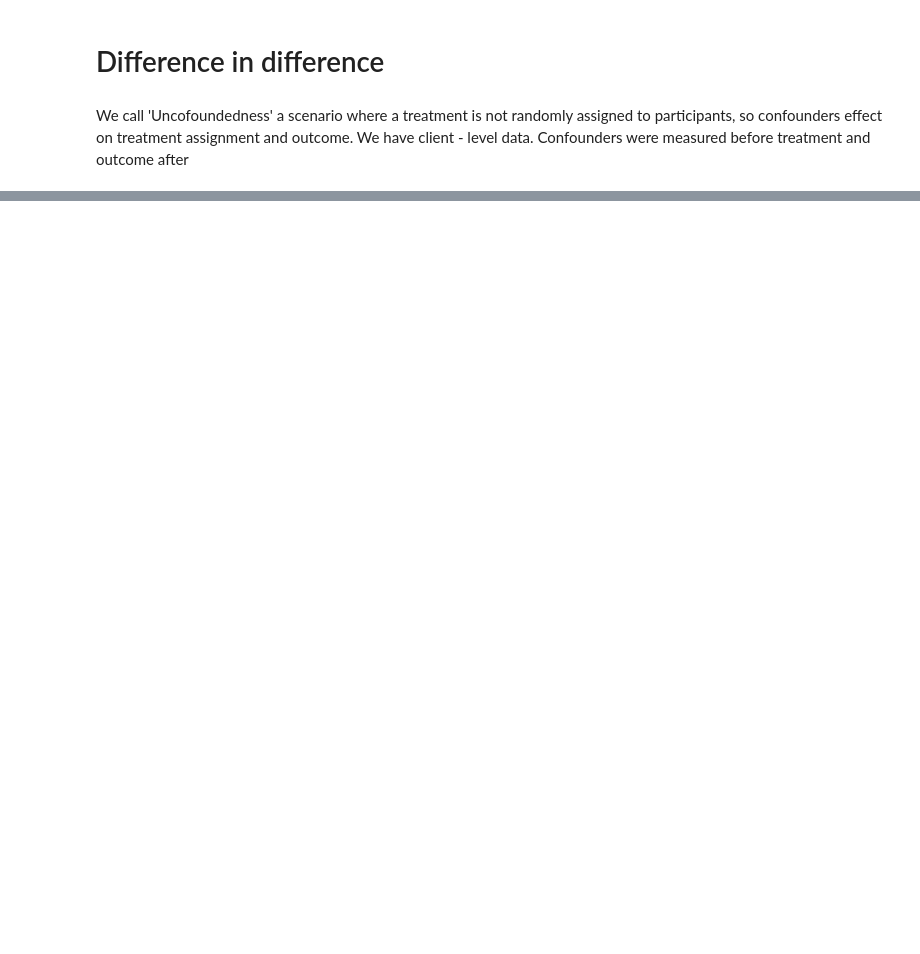
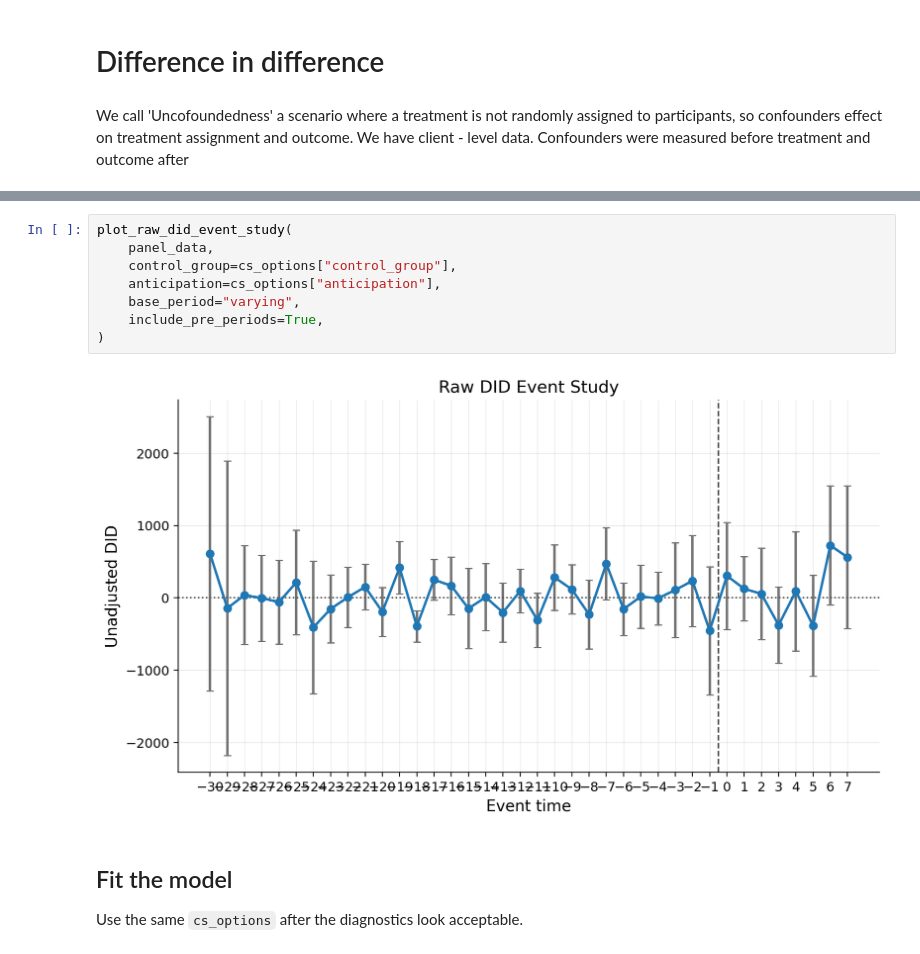
Before and after one commit to IoannMartynov/Causalis, a Jupyter notebook: notebooks/scenarios/did.ipynb, the cells around one changed output, grey strips where cells are left out. Saved outputs shown, nothing was run; the diff lists cells and outputs as text; blank space fills up the shorter version.

```diff
--- a/notebooks/scenarios/did.ipynb
+++ b/notebooks/scenarios/did.ipynb
@@ -54,0 +143,14 @@ ValueError: SantAnnaZhaoDID implements the Sant'Anna-Zhao improved panel DR DiD
+# %%
+plot_raw_did_event_study(
+    panel_data,
+    control_group=cs_options["control_group"],
+    anticipation=cs_options["anticipation"],
+    base_period="varying",
+    include_pre_periods=True,
+)
+# %% [output]
+[figure, added]
+# %% [markdown]
+## Fit the model
+
+Use the same `cs_options` after the diagnostics look acceptable.
```
Also changed, not shown: parts of 20 cells of this notebook, 23 other files.
